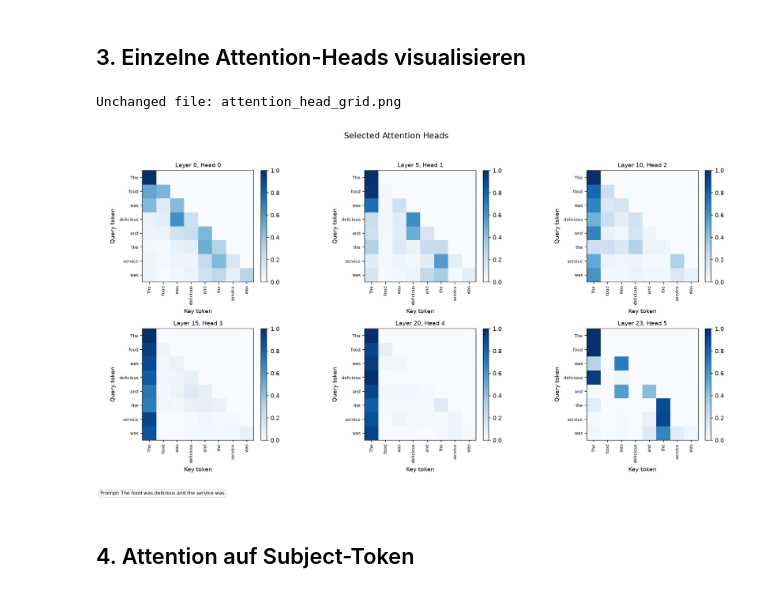
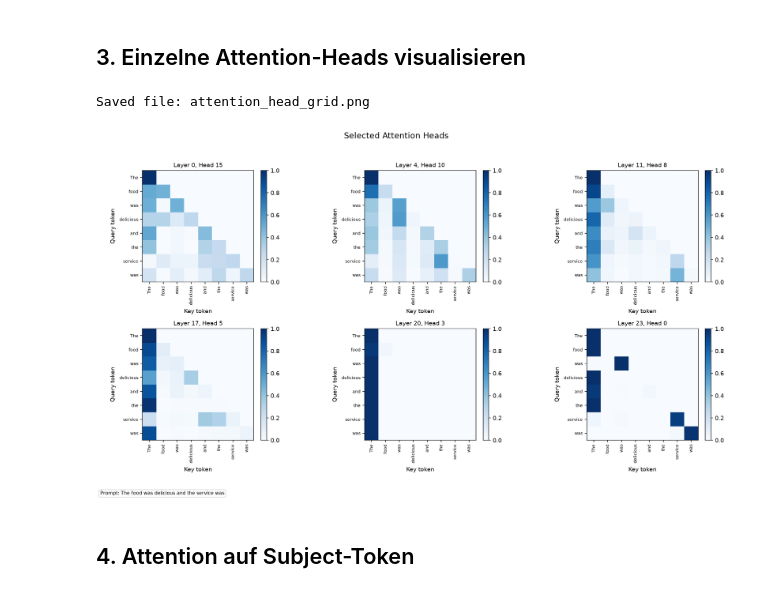
Before and after one commit to ia13400/AI_Frameworks_Tools, a Jupyter notebook: assignement/notebooks/03_Attention_Analysis.ipynb, the cells around one changed output. Drawn from its saved outputs; the diff is of its cells as text; code cells hidden in the pictures.

Commit message:
Updatin attention head analysis

```diff
--- a/assignement/notebooks/03_Attention_Analysis.ipynb
+++ b/assignement/notebooks/03_Attention_Analysis.ipynb
@@ -183,13 +183,23 @@ Für dieses Beispiel heißt das:
 Da das Modell kausal arbeitet, dürfen Tokens nicht auf zukünftige Tokens achten. Die Attention-Matrix enthält daher vor allem Aufmerksamkeit auf vorherige oder aktuelle Token-Positionen. Diese Attention-Tensoren bilden die Grundlage für die nächsten Kapitel, in denen einzelne Heads visualisiert und danach systematisch nach starken Subject-Attention- oder Induction-Mustern durchsucht werden.
 # %% [markdown]
 ## 3. Einzelne Attention-Heads visualisieren
-# %%
-# Save a grid of representative attention heads across early, middle, and late layers.
-save_selected_attention_heads(attentions, tokens, prompt)
-display_image(config.ATTENTION_HEAD_GRID_PATH.name)
-# %% [output]
-Unchanged file: attention_head_grid.png
-[figure, removed]
+# %%
+# Choose the layer/head pairs to inspect in the attention-head grid.
+heads_to_plot = [
+    (0, 15),
+    (4, 10),
+    (11, 8),
+    (17, 5),
+    (20, 3),
+    (23, 0),
+]
+
+# Save and display the selected attention heads.
+plot_selected_attention_heads(attentions, tokens, prompt, head_specs=heads_to_plot)
+display_image(config.ATTENTION_HEAD_GRID_PATH.name)
+# %% [output]
+Saved file: attention_head_grid.png
+[figure, added]
 # %% [markdown]
 ## 4. Attention auf Subject-Token
 # %%
```
Also changed, not shown: parts of 6 cells of this notebook, 4 other files.
